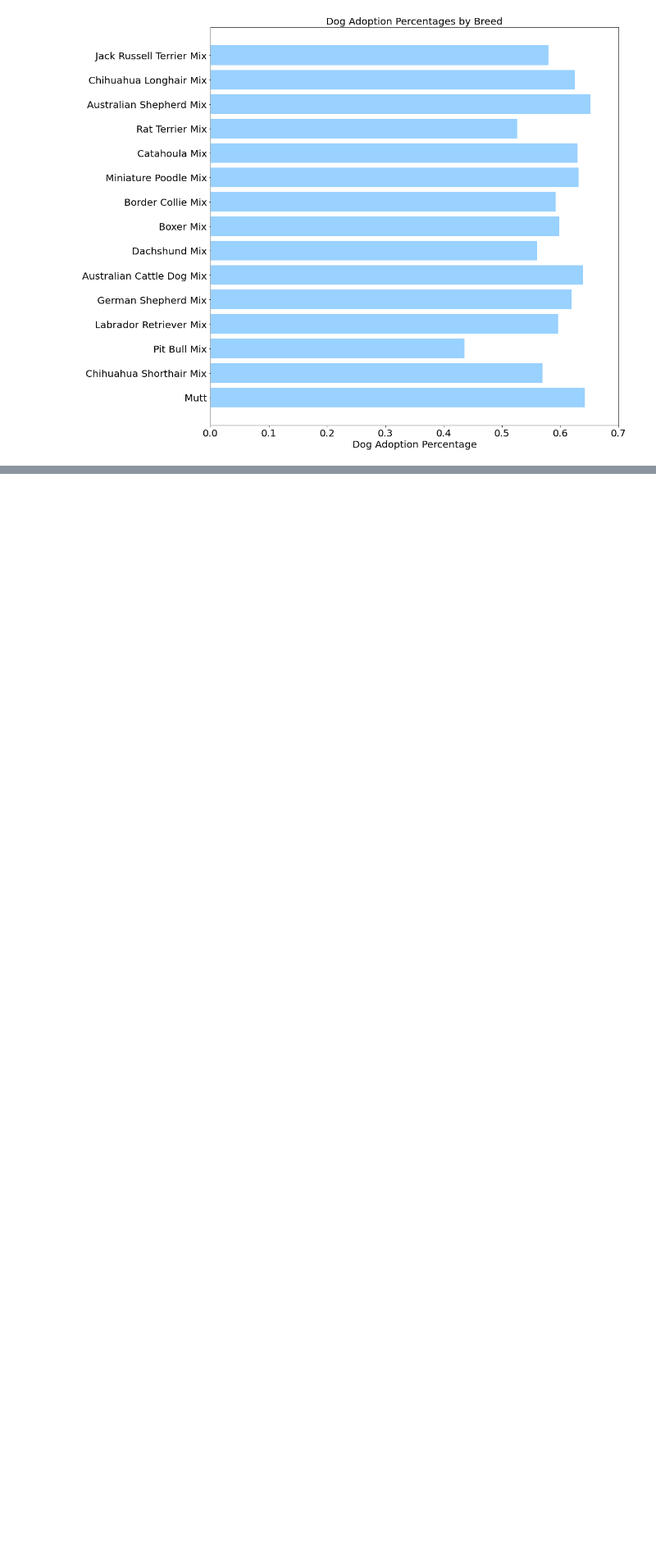
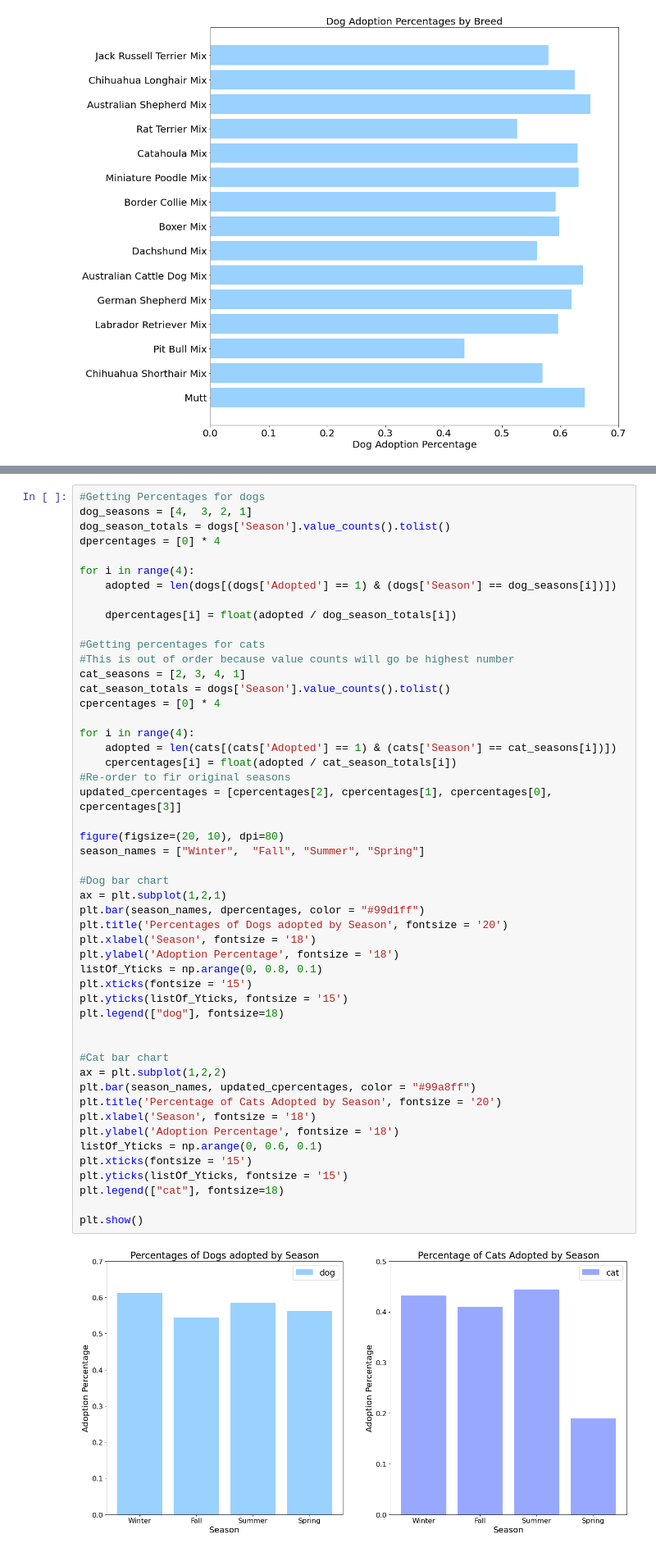
Before and after one commit to shi123lin/CMSC320Fall2022, a Jupyter notebook: final_project.ipynb, the cells around one changed output, grey strips where cells are left out. Shown: that part at 82% size. Saved outputs shown, nothing was run; the diff lists cells and outputs as text; blank space fills up the shorter version.

```diff
--- a/final_project.ipynb
+++ b/final_project.ipynb
@@ -370 +397,53 @@ plt.show()
+# %%
+#Getting Percentages for dogs
+dog_seasons = [4,  3, 2, 1]
+dog_season_totals = dogs['Season'].value_counts().tolist()
+dpercentages = [0] * 4
+
+for i in range(4):
+    adopted = len(dogs[(dogs['Adopted'] == 1) & (dogs['Season'] == dog_seasons[i])])
+
+    dpercentages[i] = float(adopted / dog_season_totals[i])
+
+#Getting percentages for cats
+#This is out of order because value counts will go be highest number
+cat_seasons = [2, 3, 4, 1]
+cat_season_totals = dogs['Season'].value_counts().tolist()
+cpercentages = [0] * 4
+
+for i in range(4):
+    adopted = len(cats[(cats['Adopted'] == 1) & (cats['Season'] == cat_seasons[i])])
+    cpercentages[i] = float(adopted / cat_season_totals[i])
+#Re-order to fir original seasons
+updated_cpercentages = [cpercentages[2], cpercentages[1], cpercentages[0], cpercentages[3]]
+
+figure(figsize=(20, 10), dpi=80)
+season_names = ["Winter",  "Fall", "Summer", "Spring"]
+
+#Dog bar chart
+ax = plt.subplot(1,2,1)
+plt.bar(season_names, dpercentages, color = "#99d1ff")
+plt.title('Percentages of Dogs adopted by Season', fontsize = '20')
+plt.xlabel('Season', fontsize = '18')
+plt.ylabel('Adoption Percentage', fontsize = '18')
+listOf_Yticks = np.arange(0, 0.8, 0.1)
+plt.xticks(fontsize = '15')
+plt.yticks(listOf_Yticks, fontsize = '15')
+plt.legend(["dog"], fontsize=18)
+
+
+#Cat bar chart
+ax = plt.subplot(1,2,2)
+plt.bar(season_names, updated_cpercentages, color = "#99a8ff")
+plt.title('Percentage of Cats Adopted by Season', fontsize = '20')
+plt.xlabel('Season', fontsize = '18')
+plt.ylabel('Adoption Percentage', fontsize = '18')
+listOf_Yticks = np.arange(0, 0.6, 0.1)
+plt.xticks(fontsize = '15')
+plt.yticks(listOf_Yticks, fontsize = '15')
+plt.legend(["cat"], fontsize=18)
+
+plt.show()
+# %% [output]
+[figure, added]
 # %% [markdown]
```
Also changed, not shown: parts of 33 cells of this notebook.
